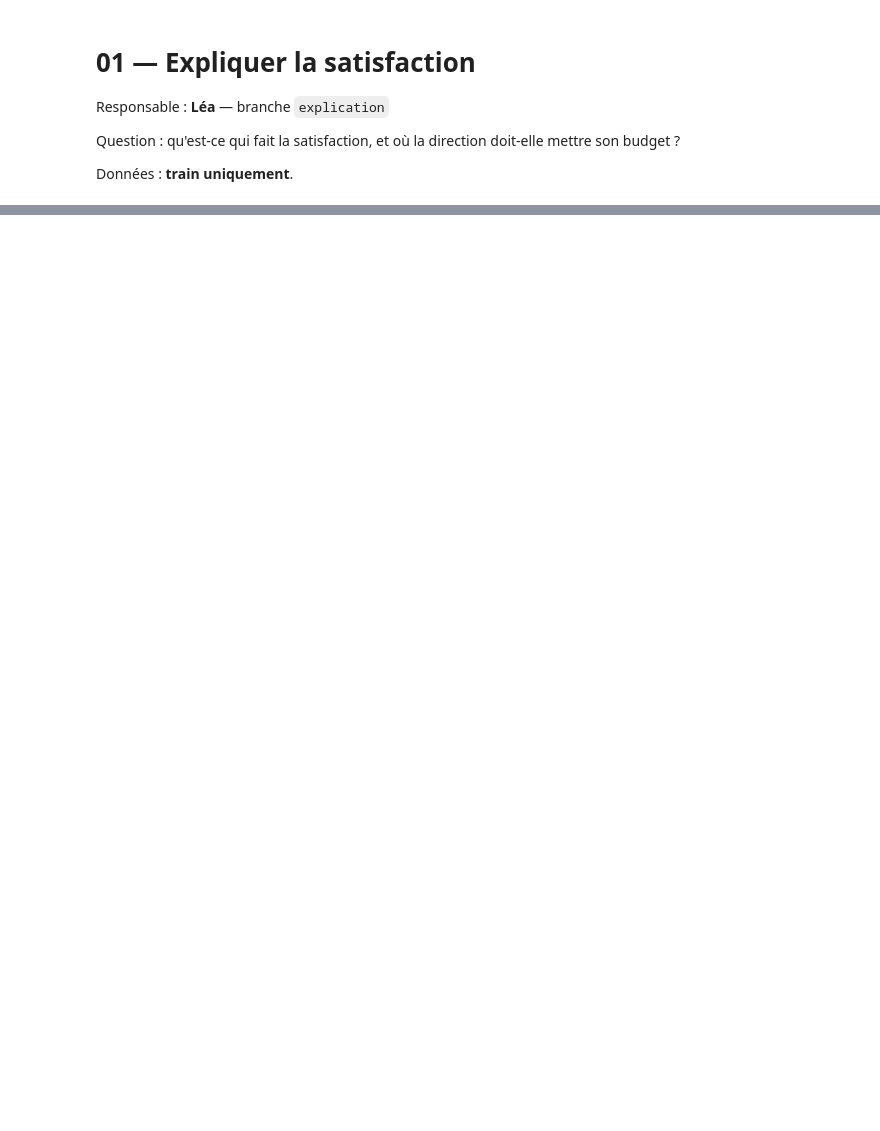
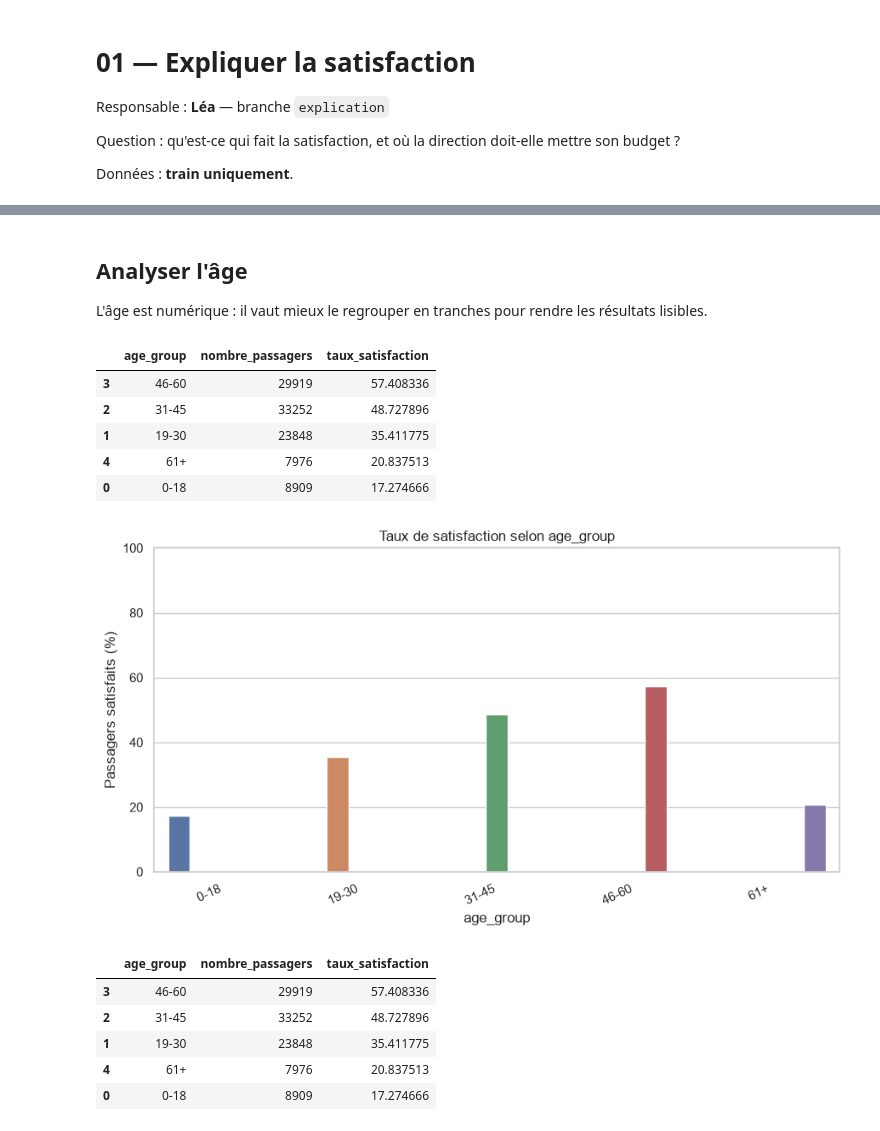
Before and after one commit to lea2110/Rush3, a Jupyter notebook: notebooks/01_exploration_facteurs.ipynb, the cells around one changed output, grey strips where cells are left out. Cells and saved outputs as stored; diff of their text form; code cells hidden in the pictures; blank space fills up the shorter version.

```diff
--- a/notebooks/01_exploration_facteurs.ipynb
+++ b/notebooks/01_exploration_facteurs.ipynb
@@ -36,0 +143,35 @@ Modèle explicatif sur toutes les variables (notes comprises), global puis par s
+# %% [markdown]
+## Analyser l'âge
+L'âge est numérique : il vaut mieux le regrouper en tranches pour rendre les résultats lisibles.
+# %%
+df["age_group"] = pd.cut(
+    df["Age"],
+    bins=[0, 18, 30, 45, 60, 120],
+    labels=[
+        "0-18",
+        "19-30",
+        "31-45",
+        "46-60",
+        "61+"
+    ],
+    include_lowest=True
+)
+
+age_results = satisfaction_par("age_group")
+
+display(age_results)
+graphique_satisfaction("age_group")
+# %% [output]
+|  | age_group | nombre_passagers | taux_satisfaction |
+| 3 | 46-60 | 29919 | 57.408336 |
+| 2 | 31-45 | 33252 | 48.727896 |
+| 1 | 19-30 | 23848 | 35.411775 |
+| 4 | 61+ | 7976 | 20.837513 |
+| 0 | 0-18 | 8909 | 17.274666 |
+[figure, added]
+|  | age_group | nombre_passagers | taux_satisfaction |
+| 3 | 46-60 | 29919 | 57.408336 |
+| 2 | 31-45 | 33252 | 48.727896 |
+| 1 | 19-30 | 23848 | 35.411775 |
+| 4 | 61+ | 7976 | 20.837513 |
+| 0 | 0-18 | 8909 | 17.274666 |
```
Also changed, not shown: parts of 39 cells of this notebook, 1 other file.
